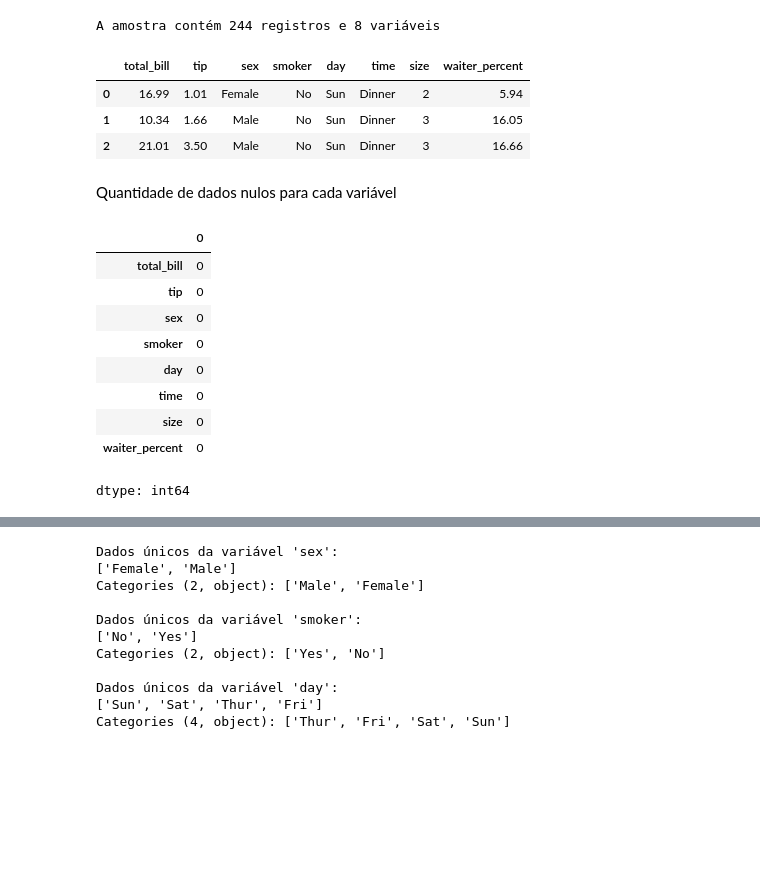
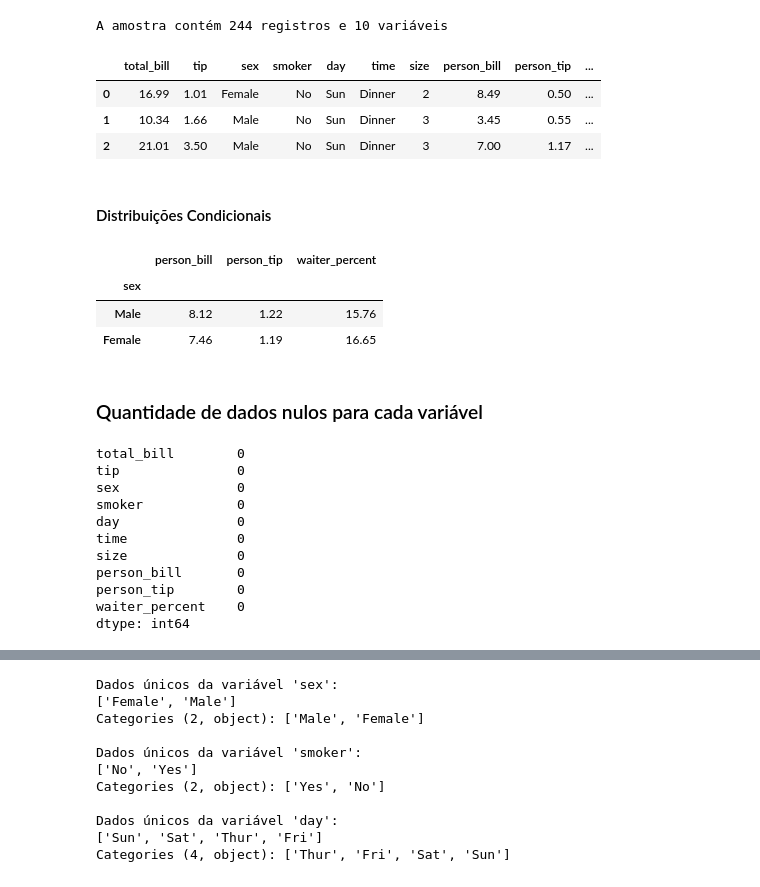
Before and after one commit to redsonlopez/regression_tips, a Jupyter notebook: regression_tips.ipynb, the cells around one changed output, grey strips where cells are left out. Saved outputs shown, nothing was run; the diff lists cells and outputs as text; code cells hidden in the pictures; blank space fills up the shorter version.

```diff
--- a/regression_tips.ipynb
+++ b/regression_tips.ipynb
@@ -56,27 +55,39 @@ e em seguida uma pré visualização dos dados
 # %%
+df["person_bill"] = round((df["total_bill"] / df["size"]), 2)
+df["person_tip"] = round((df["tip"] / df["size"]), 2)
 df["waiter_percent"] = round((df["tip"] / df["total_bill"])* 100, 2)
 
 print(f"A amostra contém {df.shape[0]} registros e {df.shape[1]} variáveis\n")
 df.head(3)
 # %% [output]
-A amostra contém 244 registros e 8 variáveis
+A amostra contém 244 registros e 10 variáveis
-|  | total_bill | tip | sex | smoker | day | time | size | waiter_percent |
-| 0 | 16.99 | 1.01 | Female | No | Sun | Dinner | 2 | 5.94 |
-| 1 | 10.34 | 1.66 | Male | No | Sun | Dinner | 3 | 16.05 |
-| 2 | 21.01 | 3.50 | Male | No | Sun | Dinner | 3 | 16.66 |
+|  | total_bill | tip | sex | smoker | day | time | size | person_bill | person_tip | ... |
+| 0 | 16.99 | 1.01 | Female | No | Sun | Dinner | 2 | 8.49 | 0.50 | ... |
+| 1 | 10.34 | 1.66 | Male | No | Sun | Dinner | 3 | 3.45 | 0.55 | ... |
+| 2 | 21.01 | 3.50 | Male | No | Sun | Dinner | 3 | 7.00 | 1.17 | ... |
+# %% [markdown]
+#### Distribuições Condicionais
+# %%
+df.groupby("sex", observed=True)[["person_bill", "person_tip", "waiter_percent"]].mean()
+# %% [output]
+|  | person_bill | person_tip | waiter_percent |
+| sex |  |  |  |
+| Male | 8.12 | 1.22 | 15.76 |
+| Female | 7.46 | 1.19 | 16.65 |
 # %% [markdown]
-Quantidade de dados nulos para cada variável
+### Quantidade de dados nulos para cada variável
 # %%
 df.isna().sum()
 # %% [output]
-|  | 0 |
-| total_bill | 0 |
-| tip | 0 |
-| sex | 0 |
-| smoker | 0 |
-| day | 0 |
-| time | 0 |
-| size | 0 |
-| waiter_percent | 0 |
+total_bill        0
+tip               0
+sex               0
+smoker            0
+day               0
+time              0
+size              0
+person_bill       0
+person_tip        0
+waiter_percent    0
 dtype: int64
 # %% [markdown]
```
Also changed, not shown: parts of 50 cells of this notebook, 1 other file.
